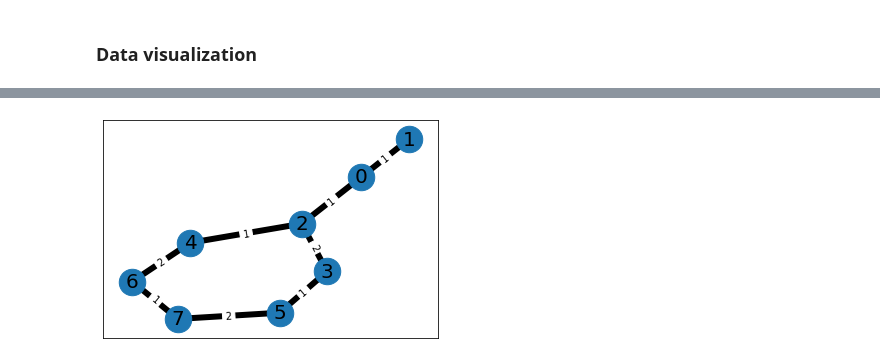
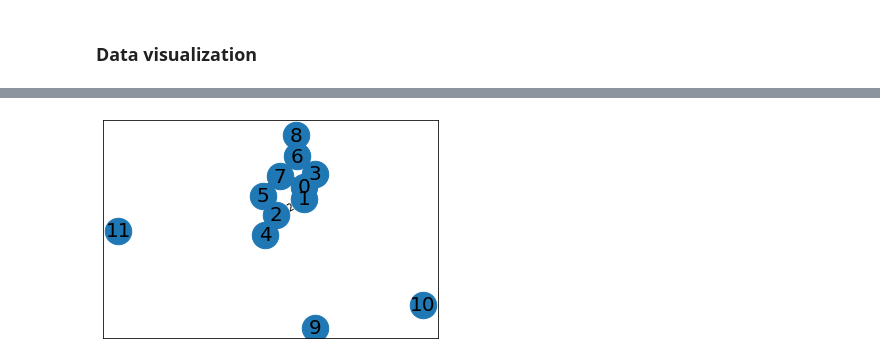
Before and after one commit to neuralresearch/CS39-6, a Jupyter notebook: HenryTaGSim_GraphEmbedding.ipynb, the cells around one changed output, grey strips where cells are left out. Drawn from its saved outputs; the diff is of its cells as text; code cells hidden in the pictures.

```diff
--- a/HenryTaGSim_GraphEmbedding.ipynb
+++ b/HenryTaGSim_GraphEmbedding.ipynb
@@ -93,15 +92,0 @@ Their GEV: 331112123
-# %%
-
-#read pair 1
-print("First graph: "+pair_1)
-graph1 = nx.read_gexf('updated_train/'+pair_1,version='1.2draft')
-
-node_info = nx.get_node_attributes(graph1, 'type')
-edge_info = dict([((n1, n2), d['valence']) for n1, n2, d in graph1.edges(data=True)])
-
-#graph display
-pos = nx.spring_layout(graph1, scale=1.5)
-plt.figure(1,figsize=(10,10))
-nx.draw(graph1, pos, labels=node_info, font_color="white")
-nx.draw_networkx_edge_labels(graph1, pos, edge_labels=edge_info, font_color="red")
-plt.show()
@@ -111,15 +93,15 @@ First graph: 10098.gexf
 # %%
 
 def draw_graph_id(G):
   pos=nx.spring_layout(G ,seed=42,scale=2)
   edgelist=G.edges
   edge_labels = nx.get_edge_attributes(G, "valence")
 
   nx.draw_networkx_nodes(G, pos, node_size=700)
   nx.draw_networkx_edges(G, pos, edgelist=edgelist, width=6)
   nx.draw_networkx_labels(G, pos,  font_size=20, font_family="sans-serif")
   nx.draw_networkx_edge_labels(G, pos, edge_labels)
-draw_graph_id(graph1)
+draw_graph_id(graph2)
 # %% [output]
-[figure, old version]
+[figure, new version]
 # %%
```
Also changed, not shown: parts of 18 cells of this notebook.
